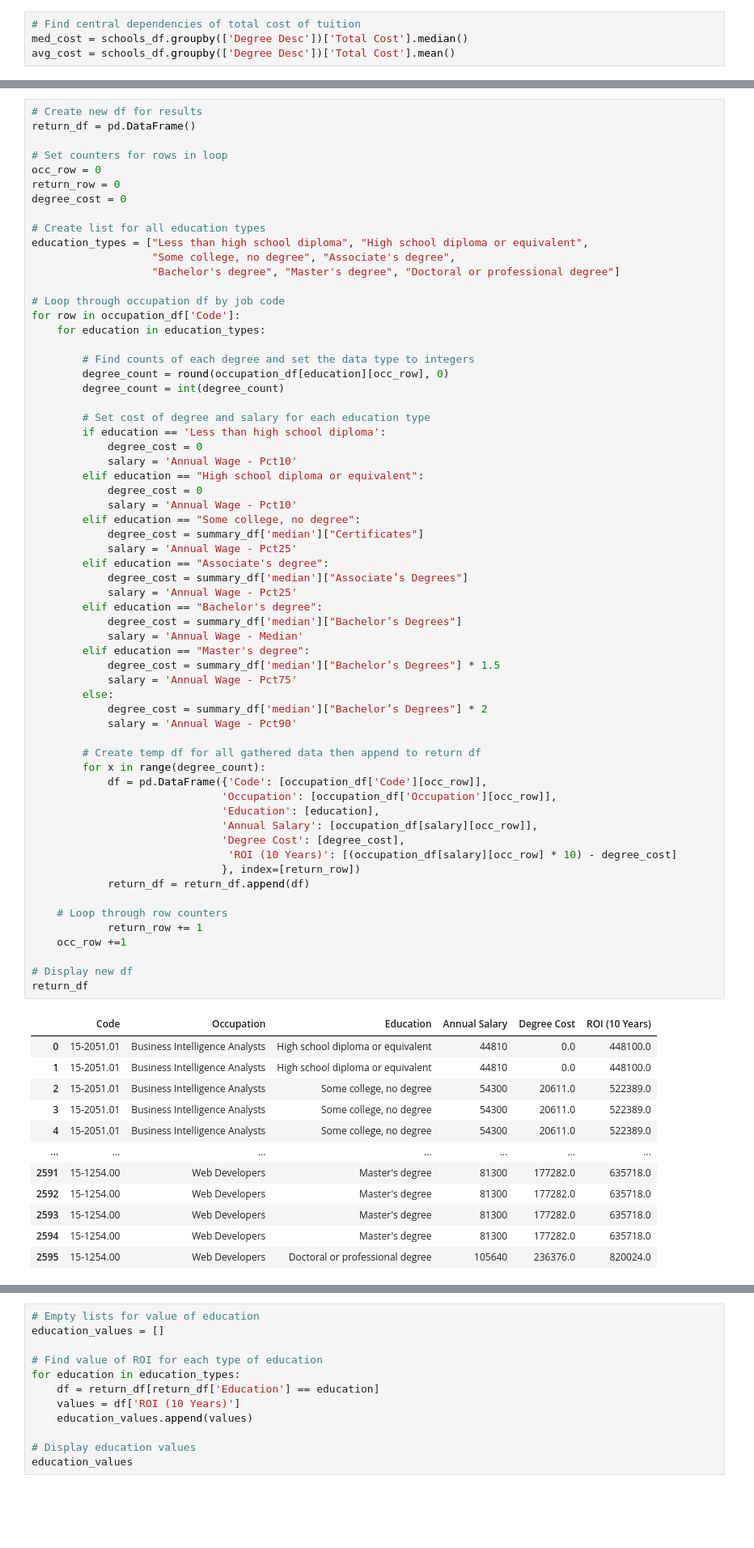
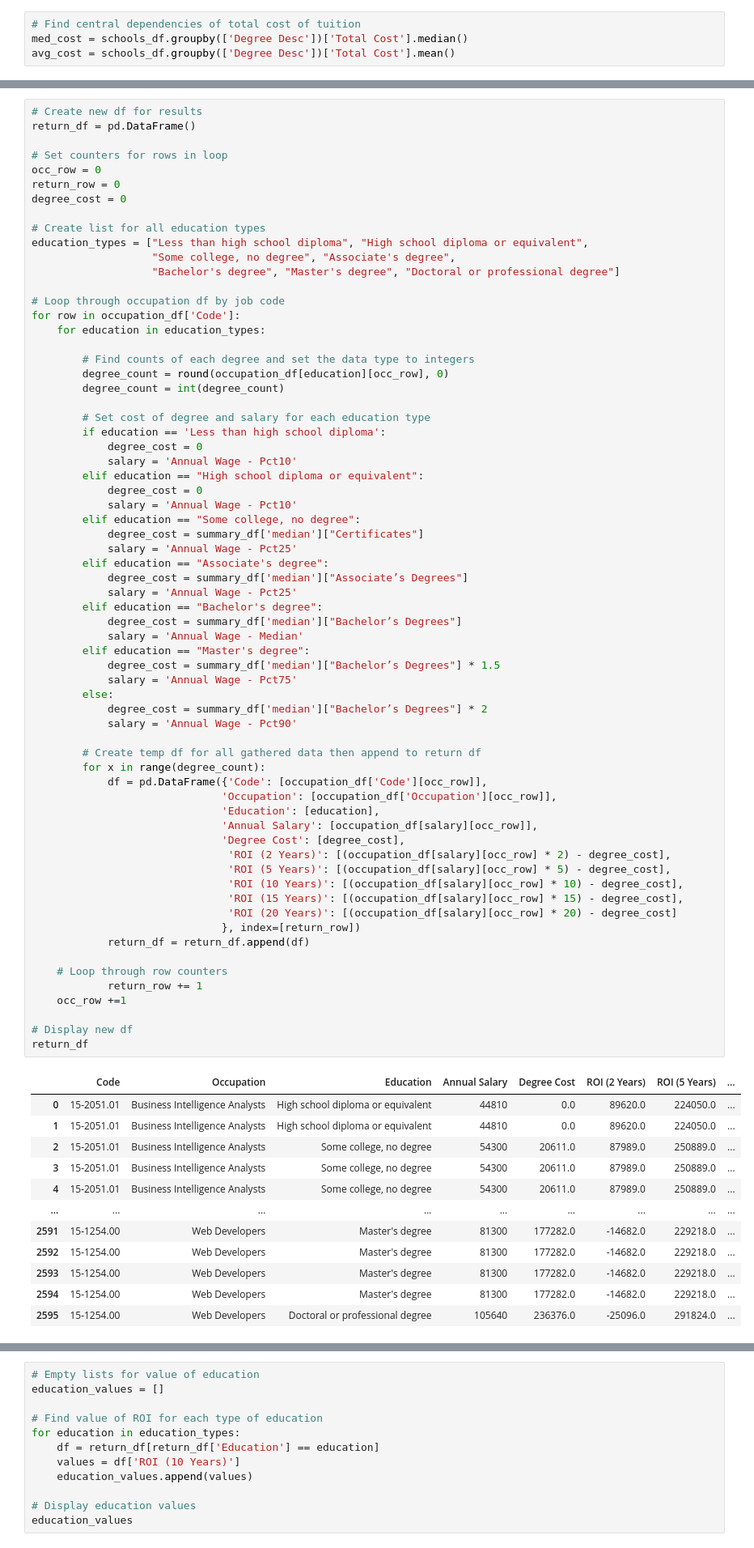
Before and after one commit to Project-1-2021/ValueOfCollege, a Jupyter notebook: Data_Analysis.ipynb, the cells around one changed output, grey strips where cells are left out. Shown at 81% size. Saved outputs shown, nothing was run; the diff lists cells and outputs as text; blank space fills up the shorter version.

```diff
--- a/Data_Analysis.ipynb
+++ b/Data_Analysis.ipynb
@@ -205,43 +209,47 @@ for row in occupation_df['Code']:
         elif education == "Associate's degree":
             degree_cost = summary_df['median']["Associate’s Degrees"]
             salary = 'Annual Wage - Pct25'
         elif education == "Bachelor's degree":
             degree_cost = summary_df['median']["Bachelor’s Degrees"]
             salary = 'Annual Wage - Median'
         elif education == "Master's degree":
             degree_cost = summary_df['median']["Bachelor’s Degrees"] * 1.5
             salary = 'Annual Wage - Pct75'
         else:
             degree_cost = summary_df['median']["Bachelor’s Degrees"] * 2
             salary = 'Annual Wage - Pct90'
 
         # Create temp df for all gathered data then append to return df
         for x in range(degree_count):
             df = pd.DataFrame({'Code': [occupation_df['Code'][occ_row]],
                               'Occupation': [occupation_df['Occupation'][occ_row]],
                               'Education': [education],
                               'Annual Salary': [occupation_df[salary][occ_row]],
                               'Degree Cost': [degree_cost],
-                               'ROI (10 Years)': [(occupation_df[salary][occ_row] * 10) - degree_cost]
+                               'ROI (2 Years)': [(occupation_df[salary][occ_row] * 2) - degree_cost],
+                               'ROI (5 Years)': [(occupation_df[salary][occ_row] * 5) - degree_cost],
+                               'ROI (10 Years)': [(occupation_df[salary][occ_row] * 10) - degree_cost],
+                               'ROI (15 Years)': [(occupation_df[salary][occ_row] * 15) - degree_cost],
+                               'ROI (20 Years)': [(occupation_df[salary][occ_row] * 20) - degree_cost]
                               }, index=[return_row])
             return_df = return_df.append(df)
 
     # Loop through row counters
             return_row += 1
     occ_row +=1
 
 # Display new df
 return_df
 # %% [output]
-|  | Code | Occupation | Education | Annual Salary | Degree Cost | ROI (10 Years) |
-| 0 | 15-2051.01 | Business Intelligence Analysts | High school diploma or equivalent | 44810 | 0.0 | 448100.0 |
-| 1 | 15-2051.01 | Business Intelligence Analysts | High school diploma or equivalent | 44810 | 0.0 | 448100.0 |
-| 2 | 15-2051.01 | Business Intelligence Analysts | Some college, no degree | 54300 | 20611.0 | 522389.0 |
-| 3 | 15-2051.01 | Business Intelligence Analysts | Some college, no degree | 54300 | 20611.0 | 522389.0 |
-| 4 | 15-2051.01 | Business Intelligence Analysts | Some college, no degree | 54300 | 20611.0 | 522389.0 |
-| ... | ... | ... | ... | ... | ... | ... |
-| 2591 | 15-1254.00 | Web Developers | Master's degree | 81300 | 177282.0 | 635718.0 |
-| 2592 | 15-1254.00 | Web Developers | Master's degree | 81300 | 177282.0 | 635718.0 |
-| 2593 | 15-1254.00 | Web Developers | Master's degree | 81300 | 177282.0 | 635718.0 |
-| 2594 | 15-1254.00 | Web Developers | Master's degree | 81300 | 177282.0 | 635718.0 |
-| 2595 | 15-1254.00 | Web Developers | Doctoral or professional degree | 105640 | 236376.0 | 820024.0 |
+|  | Code | Occupation | Education | Annual Salary | Degree Cost | ROI (2 Years) | ROI (5 Years) | ... |
+| 0 | 15-2051.01 | Business Intelligence Analysts | High school diploma or equivalent | 44810 | 0.0 | 89620.0 | 224050.0 | ... |
+| 1 | 15-2051.01 | Business Intelligence Analysts | High school diploma or equivalent | 44810 | 0.0 | 89620.0 | 224050.0 | ... |
+| 2 | 15-2051.01 | Business Intelligence Analysts | Some college, no degree | 54300 | 20611.0 | 87989.0 | 250889.0 | ... |
+| 3 | 15-2051.01 | Business Intelligence Analysts | Some college, no degree | 54300 | 20611.0 | 87989.0 | 250889.0 | ... |
+| 4 | 15-2051.01 | Business Intelligence Analysts | Some college, no degree | 54300 | 20611.0 | 87989.0 | 250889.0 | ... |
+| ... | ... | ... | ... | ... | ... | ... | ... | ... |
+| 2591 | 15-1254.00 | Web Developers | Master's degree | 81300 | 177282.0 | -14682.0 | 229218.0 | ... |
+| 2592 | 15-1254.00 | Web Developers | Master's degree | 81300 | 177282.0 | -14682.0 | 229218.0 | ... |
+| 2593 | 15-1254.00 | Web Developers | Master's degree | 81300 | 177282.0 | -14682.0 | 229218.0 | ... |
+| 2594 | 15-1254.00 | Web Developers | Master's degree | 81300 | 177282.0 | -14682.0 | 229218.0 | ... |
+| 2595 | 15-1254.00 | Web Developers | Doctoral or professional degree | 105640 | 236376.0 | -25096.0 | 291824.0 | ... |
```
Also changed, not shown: parts of 7 cells of this notebook, 5 other files.
